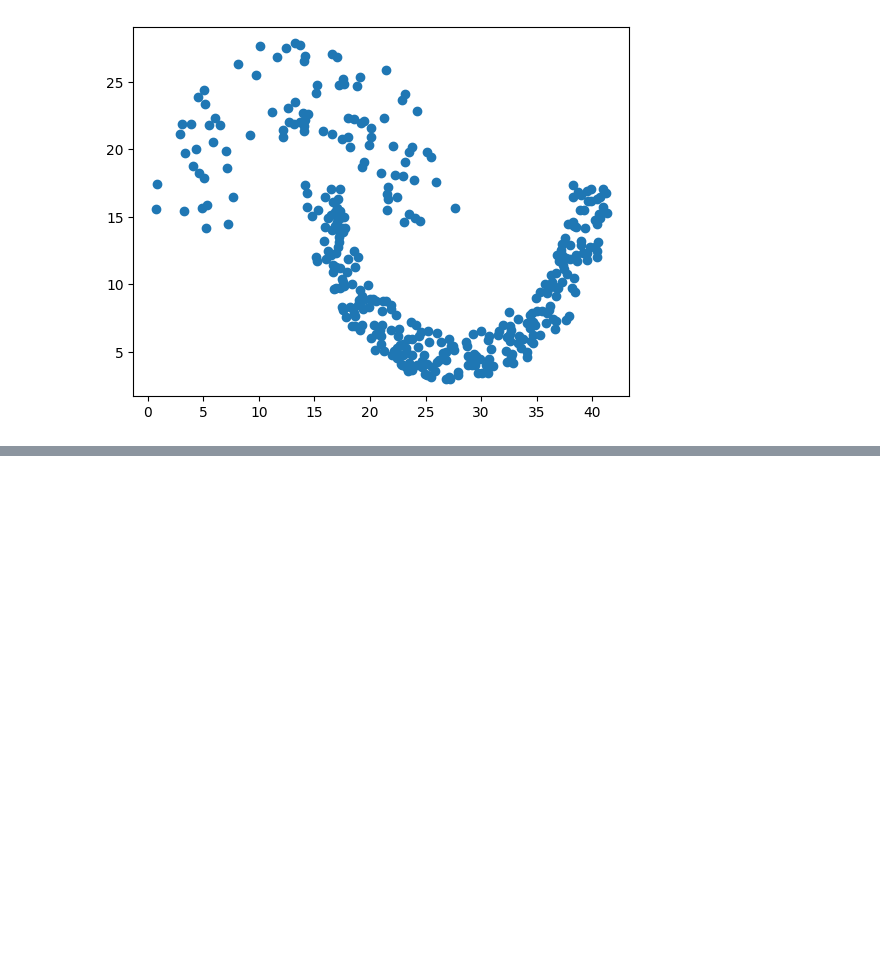
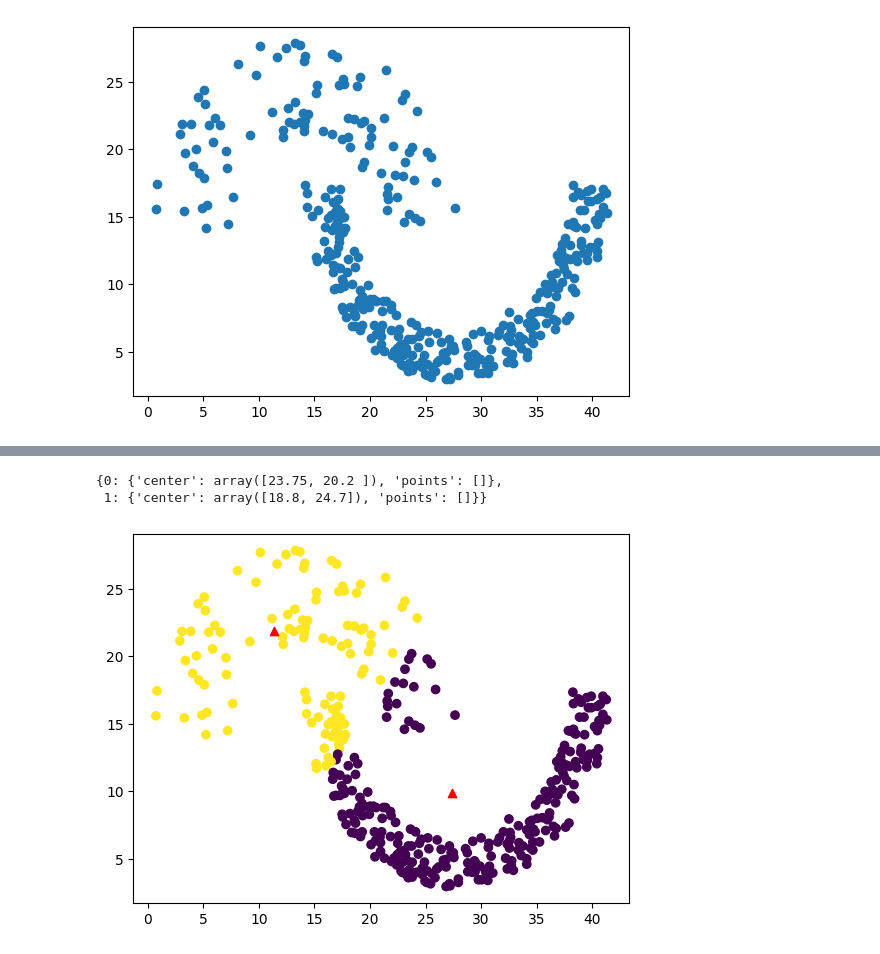
Before and after one commit to mohIITech/learning_machine_learning, a Jupyter notebook: course_iml/lab6_q1.ipynb, the cells around one changed output, grey strips where cells are left out. Drawn from its saved outputs; the diff is of its cells as text; code cells hidden in the pictures; blank space fills up the shorter version.

```diff
--- a/course_iml/lab6_q1.ipynb
+++ b/course_iml/lab6_q1.ipynb
@@ -47,8 +44,18 @@ plt.scatter(cent_1,cent_2,marker = '*',c = 'red')
 # %%
+# k is number of clusters
+k = 2
+
 clusters = {}
-cluster = {
-        'center' : center,
+# making a cluster dictionary to store its center coordinates and nearby points
+for i in range(k):
+    cluster = {
+        'center' : centers[i],
         'points' : []
     }
 
-    clusters[idx] = cluster
+    clusters[i] = cluster
+
+clusters
+# %% [output]
+{0: {'center': array([23.75, 20.2 ]), 'points': []},
+ 1: {'center': array([18.8, 24.7]), 'points': []}}
@@ -54,0 +94,22 @@ cluster = {
+# %%
+# predicting the point for a cluster
+def pred_cluster(X_1, X_2, clusters):
+    pred = []
+    for i in range(n_samples):
+        dist = []
+        for j in range(k):
+            dist.append(distance(np.array([df['X_1'][i], df['X_2'][i]]), clusters[j]['center']))
+        pred.append(np.argmin(dist))
+    return pred
+# %%
+clusters = assign_cluster(df['X_1'], df['X_2'], clusters)
+clusters = update_clusters(df['X_1'], df['X_2'], clusters)
+pred = pred_cluster(df['X_1'], df['X_2'], clusters)
+# %%
+# plotting the clusters
+plt.scatter(df['X_1'], df['X_2'],c = pred)
+for i in clusters:
+    plt.scatter(clusters[i]['center'][0], clusters[i]['center'][1], marker = '^', c ='r')
+plt.show()
+# %% [output]
+[figure, added]
```
Also changed, not shown: parts of 7 cells of this notebook, 4 other files.
